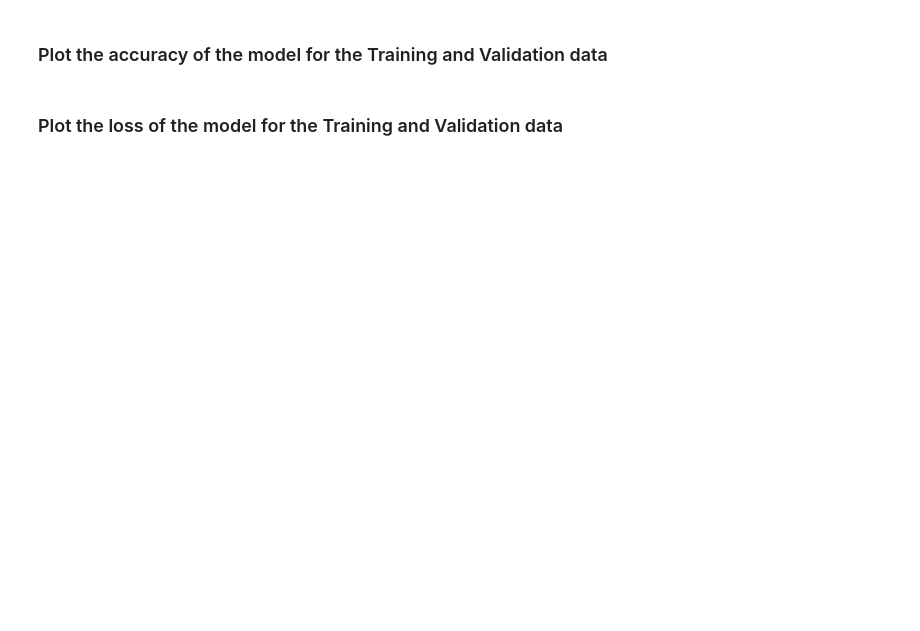
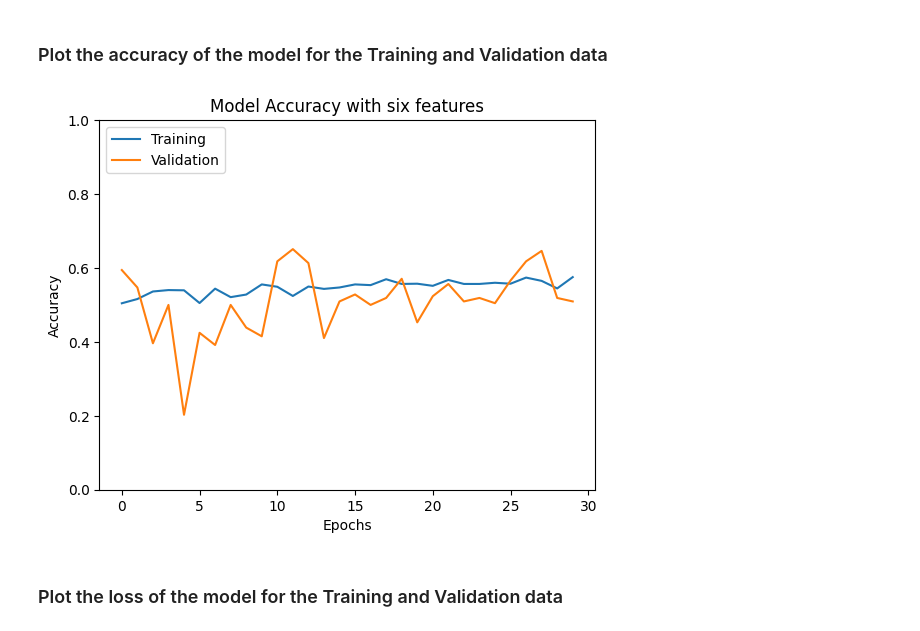
Before and after one commit to freddida/MLProject, a Jupyter notebook: notebooks/modeling/neural_network_model.ipynb, the cells around one changed output. Cells and saved outputs as stored; diff of their text form; code cells hidden in the pictures; blank space fills up the shorter version.

```diff
--- a/notebooks/modeling/neural_network_model.ipynb
+++ b/notebooks/modeling/neural_network_model.ipynb
@@ -27,16 +29,16 @@ selected_features = [
     "c_time_lastob_end",
     # End of the time interval in days of the last accepted observation used in the orbit determination of chaser
     "mahalanobis_distance",  # The distance between the chaser and target
-    "miss_distance",  # Relative position between chaser & target at TCA [m]
-    "time_to_tca",  # Time interval between CDM creation and time-of-closest approach [days]
-    "t_cndot_r",  # Covariance: correlation of normal (cross-track) velocity vs radial position of chaser
-    "c_cr_area_over_mass",  # Solar radiation coefficient . A/m (ballistic coefficient equivalent) of chaser
-    "max_risk_estimate",  # Maximum collision probability obtained by scaling combined covariance
-    "c_span",  # Size used by the collision risk computation algorithm of chaser [m]
-    "max_risk_scaling",  # Scaling factor used to compute maximum collision probability
-    "t_rcs_estimate",  # Radar cross-sectional area [m^2] of target
-    "c_sigma_t",  # Covariance: transverse (along-track) position standard deviation (sigma) of chaser [m]
-    "c_obs_available",  # Number of observations available for orbit determination (per CDM)
+    # "miss_distance",  # Relative position between chaser & target at TCA [m]
+    # "time_to_tca",  # Time interval between CDM creation and time-of-closest approach [days]
+    # "t_cndot_r",  # Covariance: correlation of normal (cross-track) velocity vs radial position of chaser
+    # "c_cr_area_over_mass",  # Solar radiation coefficient . A/m (ballistic coefficient equivalent) of chaser
+    # "max_risk_estimate",  # Maximum collision probability obtained by scaling combined covariance
+    # "c_span",  # Size used by the collision risk computation algorithm of chaser [m]
+    # "max_risk_scaling",  # Scaling factor used to compute maximum collision probability
+    # "t_rcs_estimate",  # Radar cross-sectional area [m^2] of target
+    # "c_sigma_t",  # Covariance: transverse (along-track) position standard deviation (sigma) of chaser [m]
+    # "c_obs_available",  # Number of observations available for orbit determination (per CDM)
     "risk",  # Risk value
 ]
 # %% [markdown]
@@ -291,23 +417,25 @@ history = model.fit(
 # %%
 plt.plot(history.history["accuracy"])
 plt.plot(history.history["val_accuracy"])
-plt.title("Model Accuracy with selected features")
+plt.title("Model Accuracy with six features")
 plt.ylabel("Accuracy")
 plt.xlabel("Epochs")
 plt.legend(["Training", "Validation"], loc="upper left")
 
 # Set y-axis limits from 0 to 1
 plt.ylim(0, 1)
 
 # Show figure
 # Set the facecolor to white
 plt.gcf().set_facecolor("white")
 
 # Save the figure with a white background
-# plt.savefig("model_accuracy_feature.png", facecolor='white')
+plt.savefig("model_accuracy_feature_6.png", facecolor='white')
 
 # Show figure
 plt.show()
+# %% [output]
+[figure, added]
 # %% [markdown]
 ### Plot the loss of the model for the Training and Validation data
 # %%
```
Also changed, not shown: parts of 20 cells of this notebook, 11 other files.
